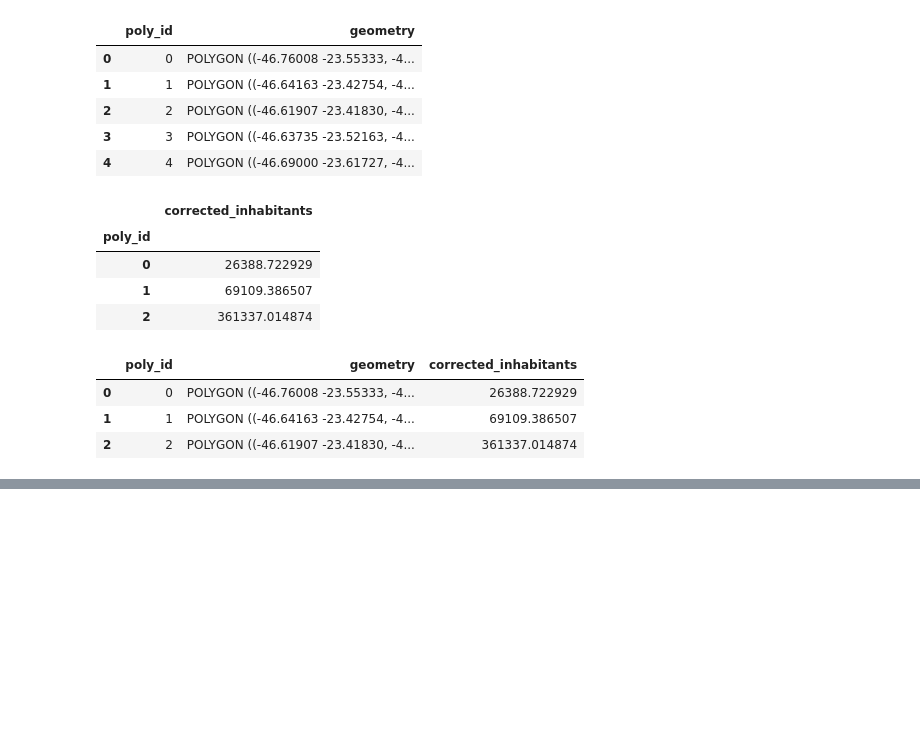
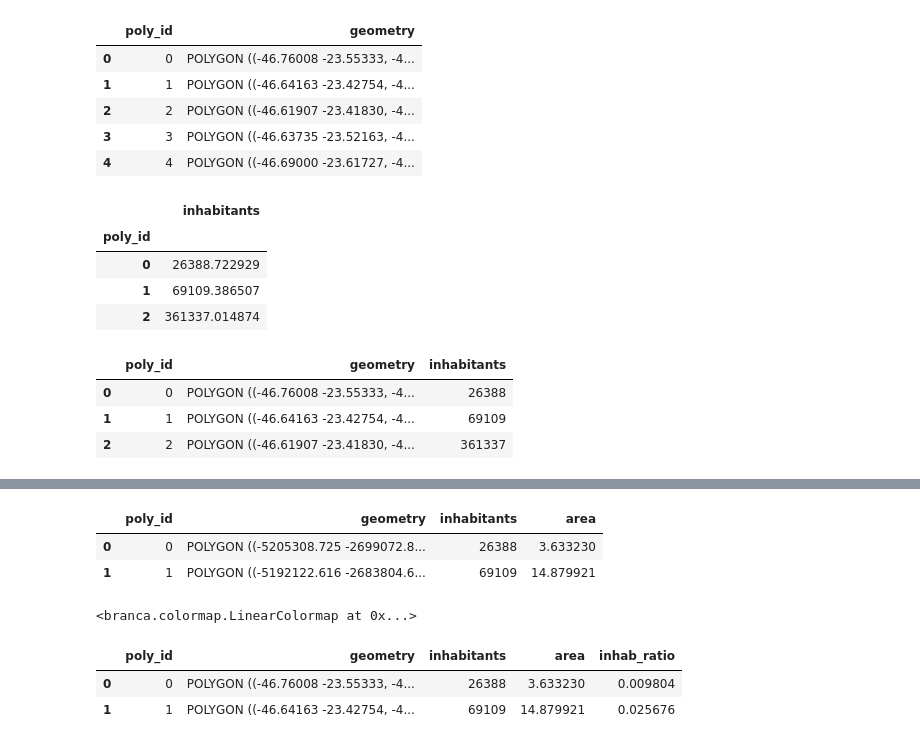
Before and after one commit to camillebobsin/gbfs, a Jupyter notebook: voronoi_diagram.ipynb, the cells around one changed output, grey strips where cells are left out. Cells and saved outputs as stored; diff of their text form; code cells hidden in the pictures; blank space fills up the shorter version.

Commit message:
heat map for population, area and population density

```diff
--- a/voronoi_diagram.ipynb
+++ b/voronoi_diagram.ipynb
@@ -18,7 +9,7 @@ from shapely.geometry import Point
 root = 'https://saopaulo.publicbikesystem.net/ube/gbfs/v1/'
 endpoints = requests.get(root).json()['data']['en']['feeds']
 # %%
-main = endpoints[0]
+main = endpoints[1]
 main
 # %% [output]
 {'name': 'station_information',
@@ -217,24 +208,25 @@ intersect['sector_area'] = intersect.geometry_sector.area
 # %%
 intersect['intersection_factor'] = intersect['intersection_area'] / intersect['sector_area']
 
-intersect['corrected_inhabitants'] = intersect['intersection_factor'] * intersect['V002']
+intersect['inhabitants'] = intersect['intersection_factor'] * intersect['V002']
 # %%
-population_per_poly = intersect.groupby('poly_id').agg({"corrected_inhabitants": "sum"})
+population_per_poly = intersect.groupby('poly_id').agg({"inhabitants": "sum"})
 population_per_poly.head(3)
 # %% [output]
-|  | corrected_inhabitants |
+|  | inhabitants |
 | poly_id |  |
 | 0 | 26388.722929 |
 | 1 | 69109.386507 |
 | 2 | 361337.014874 |
 # %%
-vor_by_pop = voronoi_polys.merge(population_per_poly, on="poly_id")
-vor_by_pop.head(3)
+voron = voronoi_polys.merge(population_per_poly, on="poly_id")
+voron['inhabitants'] = voron['inhabitants'].astype(int)
+voron.head(3)
 # %% [output]
-|  | poly_id | geometry | corrected_inhabitants |
-| 0 | 0 | POLYGON ((-46.76008 -23.55333, -4... | 26388.722929 |
-| 1 | 1 | POLYGON ((-46.64163 -23.42754, -4... | 69109.386507 |
-| 2 | 2 | POLYGON ((-46.61907 -23.41830, -4... | 361337.014874 |
+|  | poly_id | geometry | inhabitants |
+| 0 | 0 | POLYGON ((-46.76008 -23.55333, -4... | 26388 |
+| 1 | 1 | POLYGON ((-46.64163 -23.42754, -4... | 69109 |
+| 2 | 2 | POLYGON ((-46.61907 -23.41830, -4... | 361337 |
 # %%
 # Map with the number of inhabitants of each region of voronoi
 m1 = newMap()
@@ -255,0 +250,9 @@ m1.save('InhabitantsByVoronoiMap.html')
+# %%
+# Area in km²
+voron["area"] = voron['geometry'].area / 10**6
+
+voron.head(2)
+# %% [output]
+|  | poly_id | geometry | inhabitants | area |
+| 0 | 0 | POLYGON ((-5205308.725 -2699072.8... | 26388 | 3.633230 |
+| 1 | 1 | POLYGON ((-5192122.616 -2683804.6... | 69109 | 14.879921 |
@@ -255,0 +263,15 @@ m1.save('InhabitantsByVoronoiMap.html')
+# %%
+linear = cm.linear.BuPu_07
+linear
+# %% [output]
+<branca.colormap.LinearColormap at 0x...>
+# %%
+# Creating the ratio of inhabitants
+max = voron.inhabitants.max()
+
+voron['inhab_ratio'] = voron['inhabitants'] / max
+voron.head(2)
+# %% [output]
+|  | poly_id | geometry | inhabitants | area | inhab_ratio |
+| 0 | 0 | POLYGON ((-46.76008 -23.55333, -4... | 26388 | 3.633230 | 0.009804 |
+| 1 | 1 | POLYGON ((-46.64163 -23.42754, -4... | 69109 | 14.879921 | 0.025676 |
```
Also changed, not shown: parts of 16 cells of this notebook.
